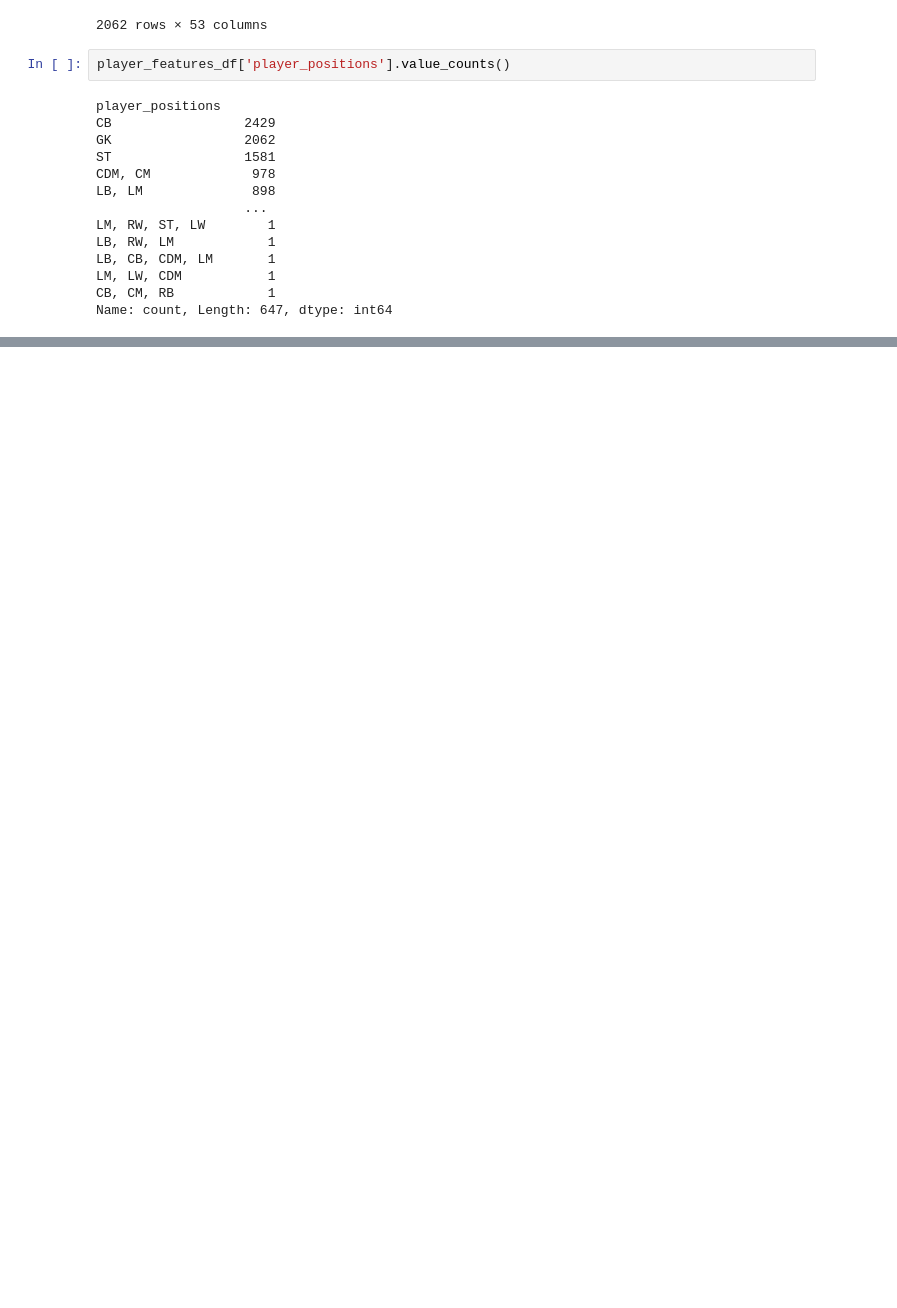
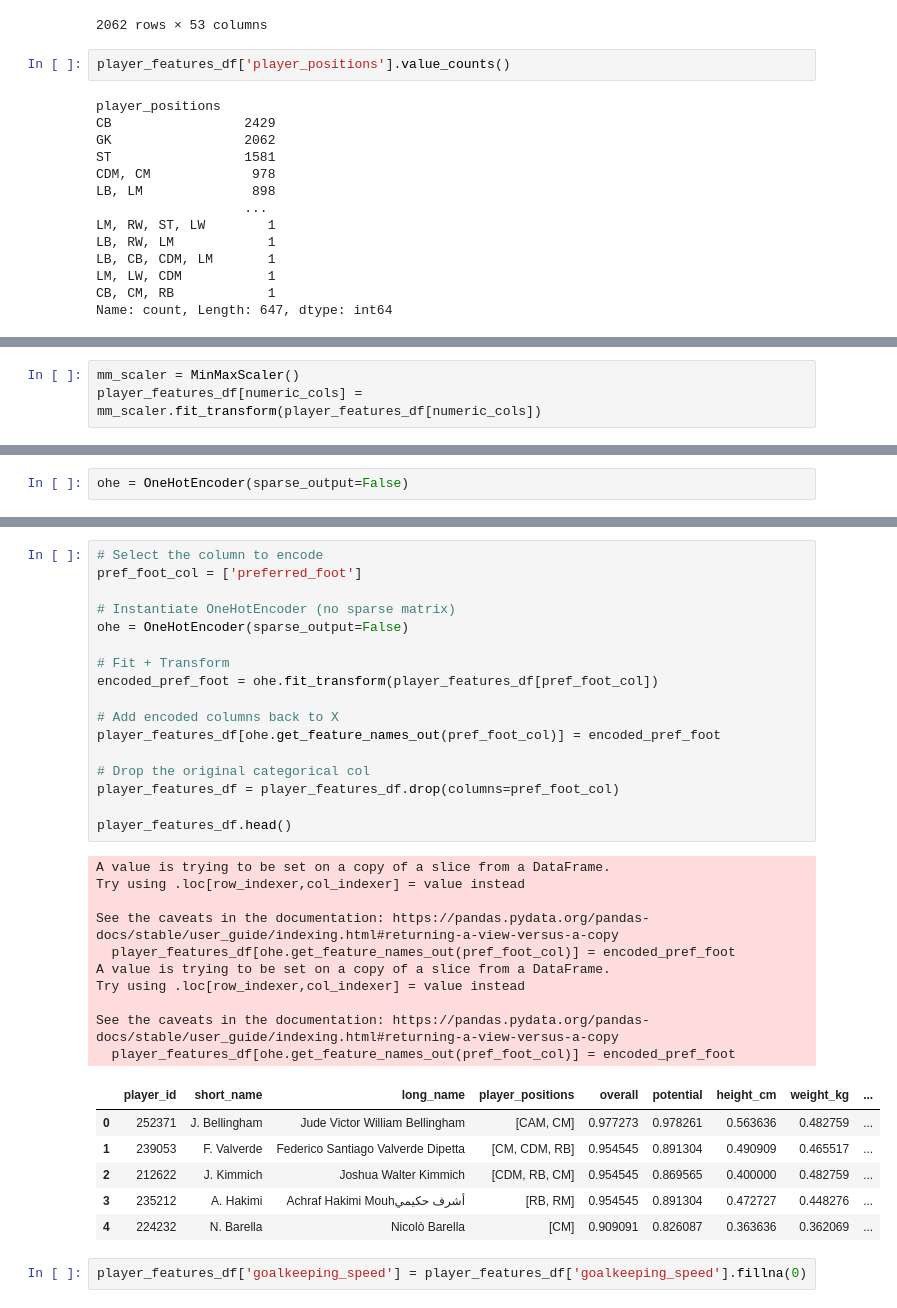
Before and after one commit to arundelljr/MoneyBaller, a Jupyter notebook: notebooks/john_eda.ipynb, the cells around one changed output, grey strips where cells are left out. Saved outputs shown, nothing was run; the diff lists cells and outputs as text; blank space fills up the shorter version.

Commit message:
Preprocessing data notebook

```diff
--- a/notebooks/john_eda.ipynb
+++ b/notebooks/john_eda.ipynb
@@ -175,0 +315,3 @@ player_features_df
+# %%
+mm_scaler = MinMaxScaler()
+player_features_df[numeric_cols] = mm_scaler.fit_transform(player_features_df[numeric_cols])
@@ -175,0 +340,2 @@ player_features_df
+# %%
+ohe = OneHotEncoder(sparse_output=False)
@@ -175,0 +366,36 @@ player_features_df
+# %%
+# Select the column to encode
+pref_foot_col = ['preferred_foot']
+
+# Instantiate OneHotEncoder (no sparse matrix)
+ohe = OneHotEncoder(sparse_output=False)
+
+# Fit + Transform
+encoded_pref_foot = ohe.fit_transform(player_features_df[pref_foot_col])
+
+# Add encoded columns back to X
+player_features_df[ohe.get_feature_names_out(pref_foot_col)] = encoded_pref_foot
+
+# Drop the original categorical col
+player_features_df = player_features_df.drop(columns=pref_foot_col)
+
+player_features_df.head()
+# %% [output]
+A value is trying to be set on a copy of a slice from a DataFrame.
+Try using .loc[row_indexer,col_indexer] = value instead
+
+See the caveats in the documentation: https://pandas.pydata.org/pandas-docs/stable/user_guide/indexing.html#returning-a-view-versus-a-copy
+  player_features_df[ohe.get_feature_names_out(pref_foot_col)] = encoded_pref_foot
+A value is trying to be set on a copy of a slice from a DataFrame.
+Try using .loc[row_indexer,col_indexer] = value instead
+
+See the caveats in the documentation: https://pandas.pydata.org/pandas-docs/stable/user_guide/indexing.html#returning-a-view-versus-a-copy
+  player_features_df[ohe.get_feature_names_out(pref_foot_col)] = encoded_pref_foot
+|  | player_id | short_name | long_name | player_positions | overall | potential | height_cm | weight_kg | ... |
+| 0 | 252371 | J. Bellingham | Jude Victor William Bellingham | [CAM, CM] | 0.977273 | 0.978261 | 0.563636 | 0.482759 | ... |
+| 1 | 239053 | F. Valverde | Federico Santiago Valverde Dipetta | [CM, CDM, RB] | 0.954545 | 0.891304 | 0.490909 | 0.465517 | ... |
+| 2 | 212622 | J. Kimmich | Joshua Walter Kimmich | [CDM, RB, CM] | 0.954545 | 0.869565 | 0.400000 | 0.482759 | ... |
+| 3 | 235212 | A. Hakimi | Achraf Hakimi Mouhأشرف حكيمي | [RB, RM] | 0.954545 | 0.891304 | 0.472727 | 0.448276 | ... |
+| 4 | 224232 | N. Barella | Nicolò Barella | [CM] | 0.909091 | 0.826087 | 0.363636 | 0.362069 | ... |
+# %%
+player_features_df['goalkeeping_speed'] = player_features_df['goalkeeping_speed'].fillna(0)
```
Also changed, not shown: parts of 25 cells of this notebook, 1 other file.
